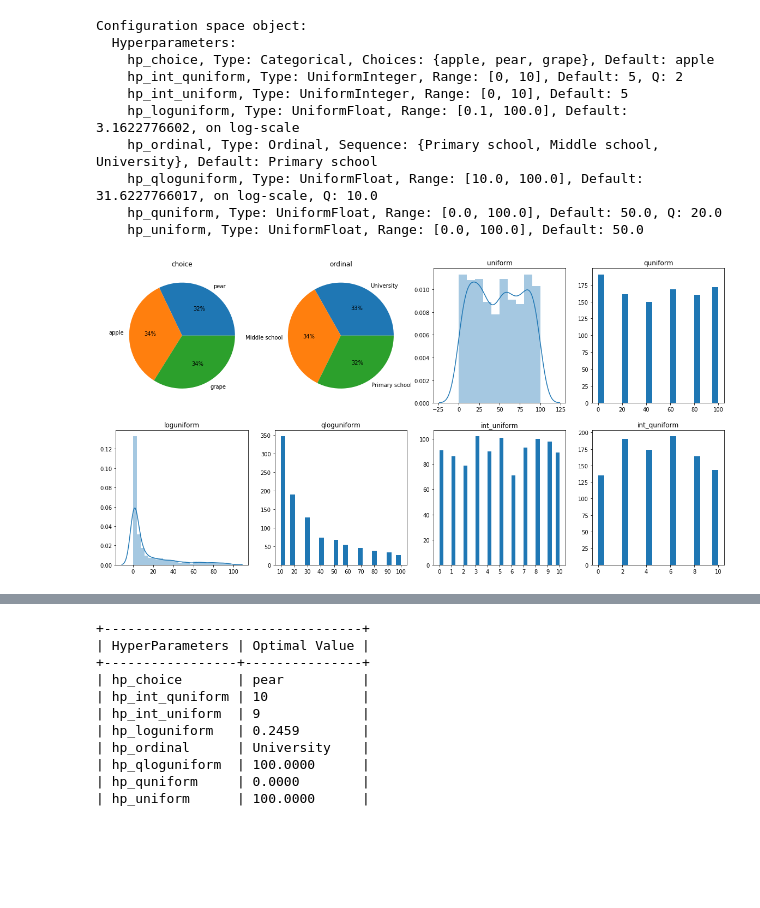
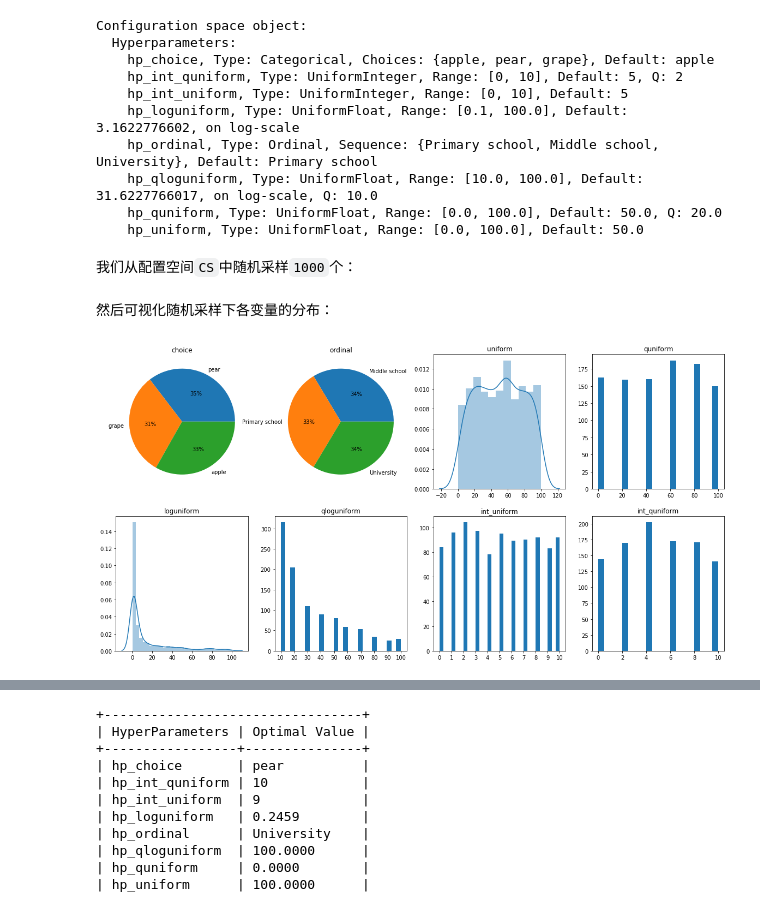
Before and after one commit to auto-flow/ultraopt, a Jupyter notebook: tutorials/02. Multiple Parameters.ipynb, the cells around one changed output, grey strips where cells are left out. Cells and saved outputs as stored; diff of their text form; code cells hidden in the pictures; blank space fills up the shorter version.

```diff
--- a/tutorials/02. Multiple Parameter.ipynb
+++ b/tutorials/02. Multiple Parameters.ipynb
@@ -164,38 +166,19 @@ Configuration space object:
     hp_qloguniform, Type: UniformFloat, Range: [10.0, 100.0], Default: 31.6227766017, on log-scale, Q: 10.0
     hp_quniform, Type: UniformFloat, Range: [0.0, 100.0], Default: 50.0, Q: 20.0
     hp_uniform, Type: UniformFloat, Range: [0.0, 100.0], Default: 50.0
+# %% [markdown]
+我们从配置空间`CS`中随机采样`1000`个：
 # %%
 configs = [config.get_dictionary() for config in CS.sample_configuration(1000)]
 variables = {key:[config[key] for config in configs] for key in HDL}
 hp_choice_cnt = Counter(variables["hp_choice"])
 hp_ordinal_cnt = Counter(variables["hp_ordinal"])
+# %% [markdown]
+然后可视化随机采样下各变量的分布：
 # %%
-plt.rcParams['figure.figsize'] = (20, 10)
-plt.subplot(2,4,1)
-plt.title("choice")
-plt.pie(list(hp_choice_cnt.values()), labels=list(hp_choice_cnt.keys()), autopct='%1.0f%%');
-plt.subplot(2,4,2)
-plt.title("ordinal")
-plt.pie(list(hp_ordinal_cnt.values()), labels=list(hp_ordinal_cnt.keys()), autopct='%1.0f%%');
-plt.subplot(2,4,3)
-plt.title("uniform")
-sns.distplot(variables["hp_uniform"]);
-plt.subplot(2,4,4)
-plt.title("quniform")
-plt.hist(variables["hp_quniform"], bins=20);
-plt.subplot(2,4,5)
-plt.title("loguniform")
-sns.distplot(variables["hp_loguniform"]);
-plt.subplot(2,4,6)
-plt.title("qloguniform")
-plt.hist(variables["hp_qloguniform"], bins=25);
-plt.xticks(range(10,110,10));
-plt.subplot(2,4,7)
-plt.title("int_uniform")
-plt.xticks(range(11));
-plt.hist(variables["hp_int_uniform"], bins=30);
-plt.subplot(2,4,8)
-plt.title("int_quniform")
-plt.hist(variables["hp_int_quniform"], bins=20);
+plt.rcParams['figure.figsize'] = (20, 10); plt.subplot(2,4,1); plt.title("choice"); plt.pie(list(hp_choice_cnt.values()), labels=list(hp_choice_cnt.keys()), autopct='%1.0f%%');
+plt.subplot(2,4,2); plt.title("ordinal"); plt.pie(list(hp_ordinal_cnt.values()), labels=list(hp_ordinal_cnt.keys()), autopct='%1.0f%%'); plt.subplot(2,4,3); plt.title("uniform"); sns.distplot(variables["hp_uniform"]); plt.subplot(2,4,4); plt.title("quniform"); plt.hist(variables["hp_quniform"], bins=20);
+plt.subplot(2,4,5); plt.title("loguniform"); sns.distplot(variables["hp_loguniform"]); plt.subplot(2,4,6); plt.title("qloguniform"); plt.hist(variables["hp_qloguniform"], bins=25); plt.xticks(range(10,110,10));
+plt.subplot(2,4,7); plt.title("int_uniform"); plt.xticks(range(11));plt.hist(variables["hp_int_uniform"], bins=30);plt.subplot(2,4,8); plt.title("int_quniform");plt.hist(variables["hp_int_quniform"], bins=20);
 # %% [output]
-[figure, old version]
+[figure, new version]
```
Also changed, not shown: parts of 14 cells of this notebook, 10 other files.
